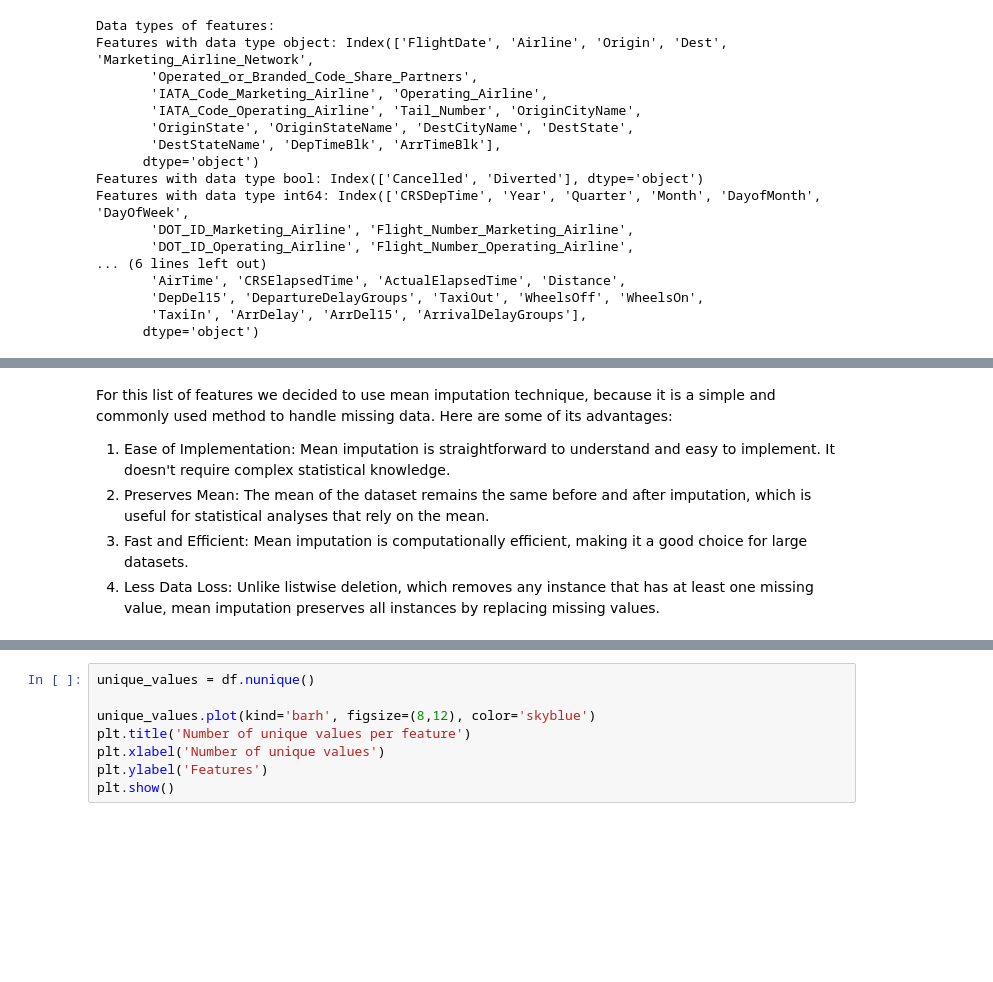
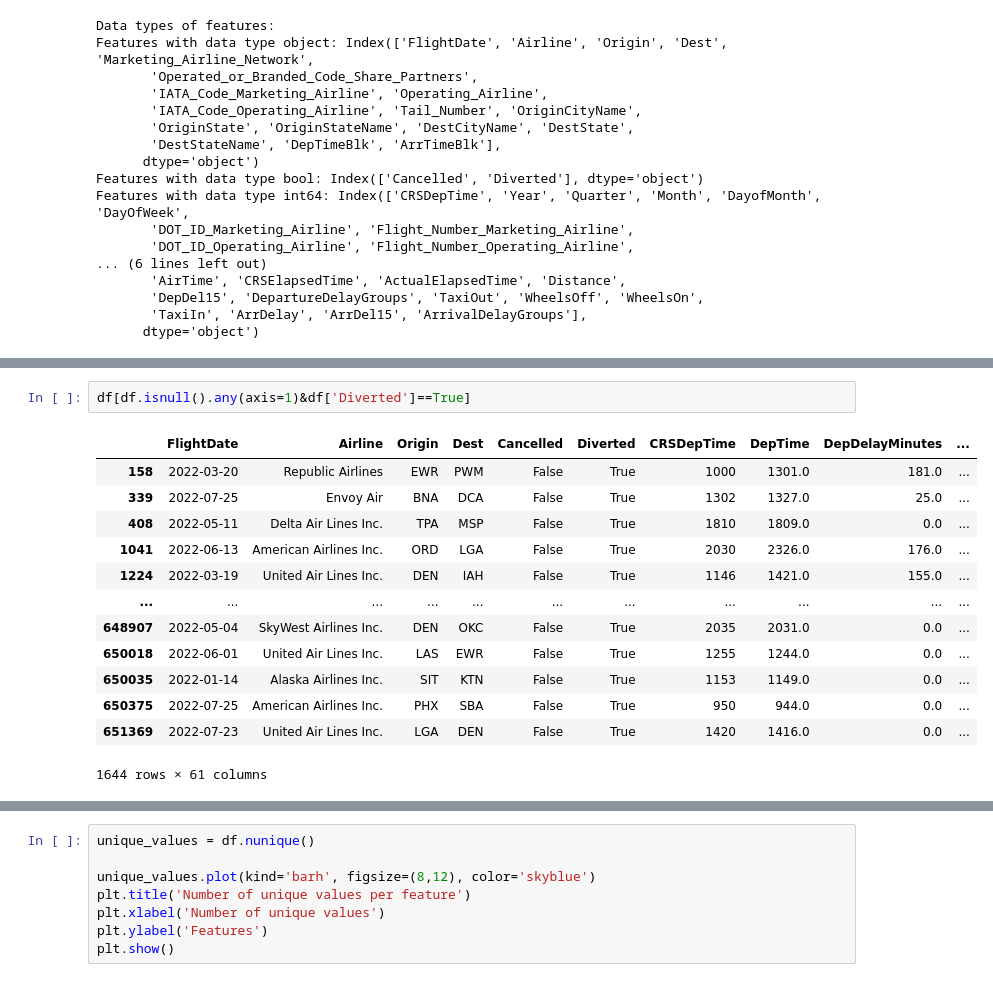
Before and after one commit to IVproger/MLops-project, a Jupyter notebook: notebooks/data_analysis.ipynb, the cells around one changed output, grey strips where cells are left out. Cells and saved outputs as stored; diff of their text form; blank space fills up the shorter version.

Commit message:
feat: compelet the data_transformations

```diff
--- a/notebooks/data_analysis.ipynb
+++ b/notebooks/data_analysis.ipynb
@@ -157,7 +119,16 @@ plt.show()
-# %% [markdown]
-For this list of features we decided to use mean imputation technique, because it is a simple and commonly used method to handle missing data. Here are some of its advantages:
-
-1) Ease of Implementation: Mean imputation is straightforward to understand and easy to implement. It doesn't require complex statistical knowledge.
-2) Preserves Mean: The mean of the dataset remains the same before and after imputation, which is useful for statistical analyses that rely on the mean.
-3) Fast and Efficient: Mean imputation is computationally efficient, making it a good choice for large datasets.
-4) Less Data Loss: Unlike listwise deletion, which removes any instance that has at least one missing value, mean imputation preserves all instances by replacing missing values.
+# %%
+df[df.isnull().any(axis=1)&df['Diverted']==True]
+# %% [output]
+|  | FlightDate | Airline | Origin | Dest | Cancelled | Diverted | CRSDepTime | DepTime | DepDelayMinutes | ... |
+| 158 | 2022-03-20 | Republic Airlines | EWR | PWM | False | True | 1000 | 1301.0 | 181.0 | ... |
+| 339 | 2022-07-25 | Envoy Air | BNA | DCA | False | True | 1302 | 1327.0 | 25.0 | ... |
+| 408 | 2022-05-11 | Delta Air Lines Inc. | TPA | MSP | False | True | 1810 | 1809.0 | 0.0 | ... |
+| 1041 | 2022-06-13 | American Airlines Inc. | ORD | LGA | False | True | 2030 | 2326.0 | 176.0 | ... |
+| 1224 | 2022-03-19 | United Air Lines Inc. | DEN | IAH | False | True | 1146 | 1421.0 | 155.0 | ... |
+| ... | ... | ... | ... | ... | ... | ... | ... | ... | ... | ... |
+| 648907 | 2022-05-04 | SkyWest Airlines Inc. | DEN | OKC | False | True | 2035 | 2031.0 | 0.0 | ... |
+| 650018 | 2022-06-01 | United Air Lines Inc. | LAS | EWR | False | True | 1255 | 1244.0 | 0.0 | ... |
+| 650035 | 2022-01-14 | Alaska Airlines Inc. | SIT | KTN | False | True | 1153 | 1149.0 | 0.0 | ... |
+| 650375 | 2022-07-25 | American Airlines Inc. | PHX | SBA | False | True | 950 | 944.0 | 0.0 | ... |
+| 651369 | 2022-07-23 | United Air Lines Inc. | LGA | DEN | False | True | 1420 | 1416.0 | 0.0 | ... |
+1644 rows × 61 columns
```
Also changed, not shown: parts of 27 cells of this notebook, 1 other file.
